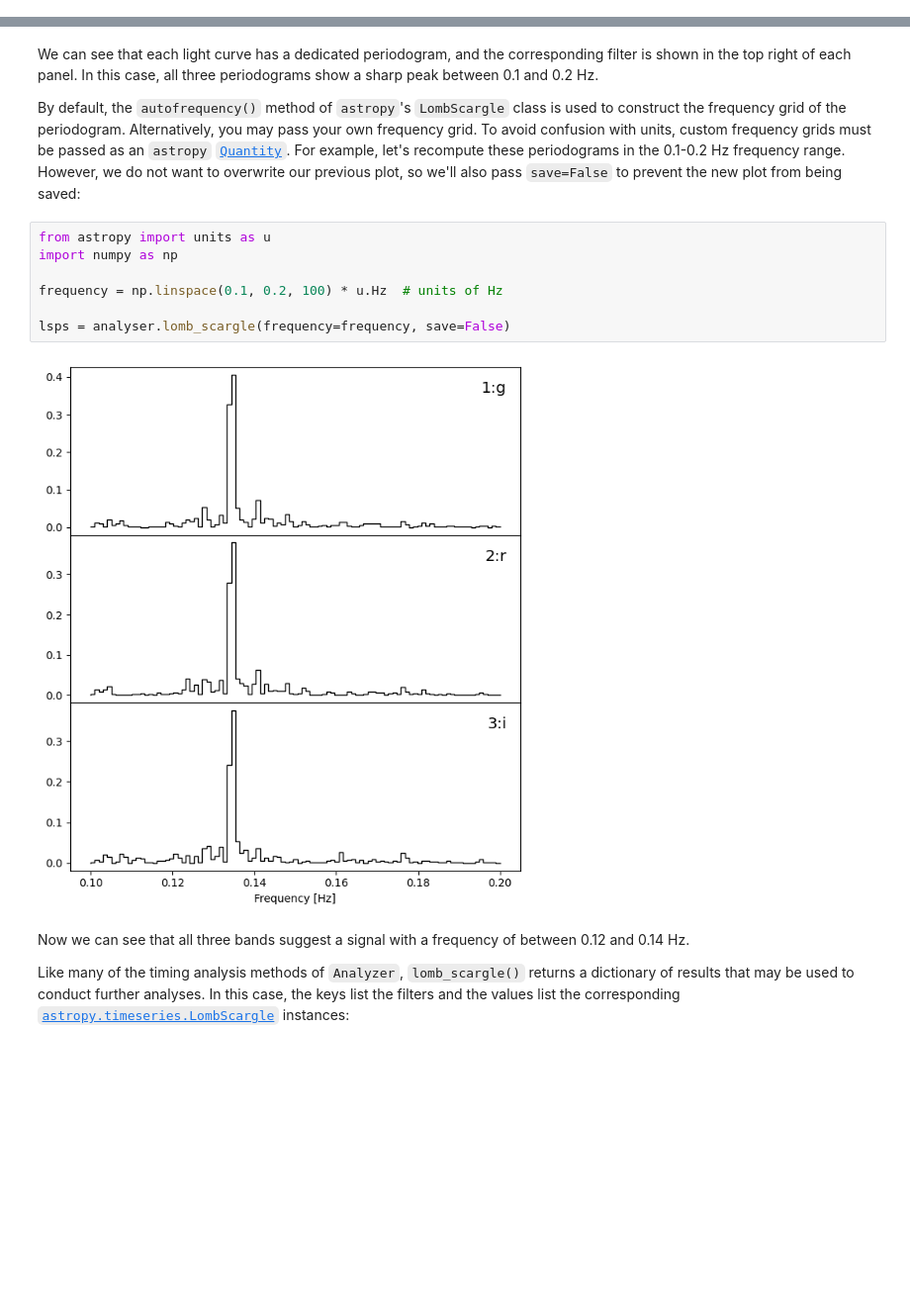
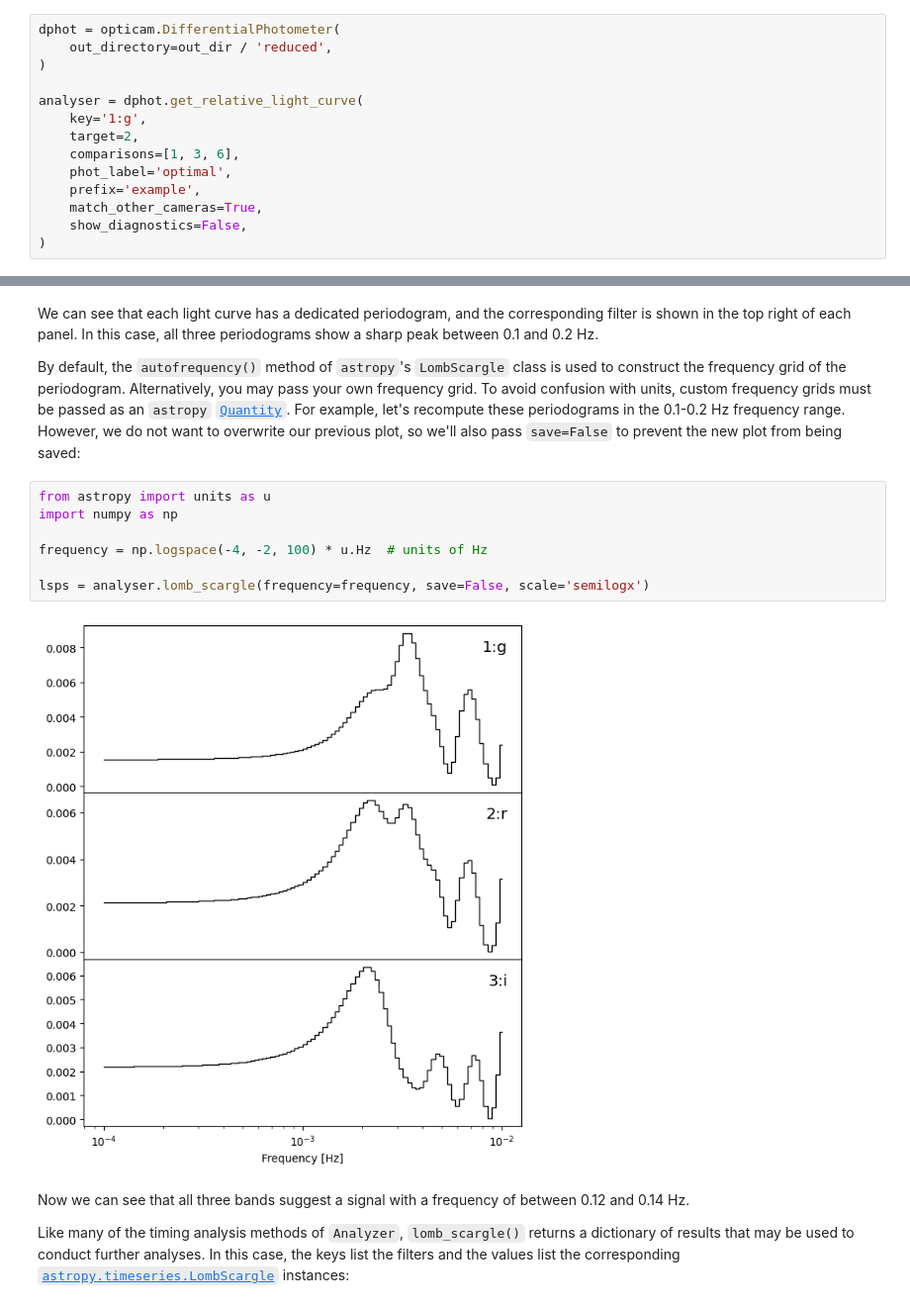
Before and after one commit to OPTICAM-instrument/opticam, a Jupyter notebook: docs/_executed/timing_methods.ipynb, the cells around one changed output, grey strips where cells are left out. Shown at 99% size. Saved outputs shown, nothing was run; the diff lists cells and outputs as text; blank space fills up the shorter version.

```diff
--- a/docs/_executed/timing_methods.ipynb
+++ b/docs/_executed/timing_methods.ipynb
@@ -67,0 +44,14 @@ analyser = dphot.get_relative_light_curve(
+# %%
+dphot = opticam.DifferentialPhotometer(
+    out_directory=out_dir / 'reduced',
+)
+
+analyser = dphot.get_relative_light_curve(
+    key='1:g',
+    target=2,
+    comparisons=[1, 3, 6],
+    phot_label='optimal',
+    prefix='example',
+    match_other_cameras=True,
+    show_diagnostics=False,
+)
@@ -136,12 +131,12 @@ By default, the `autofrequency()` method of `astropy`'s `LombScargle` class is u
 # %%
 from astropy import units as u
 import numpy as np
 
-frequency = np.linspace(0.1, 0.2, 100) * u.Hz  # units of Hz
+frequency = np.logspace(-4, -2, 100) * u.Hz  # units of Hz
 
-lsps = analyser.lomb_scargle(frequency=frequency, save=False)
+lsps = analyser.lomb_scargle(frequency=frequency, save=False, scale='semilogx')
 # %% [output]
-[figure, old version]
+[figure, new version]
 # %% [markdown]
 Now we can see that all three bands suggest a signal with a frequency of between 0.12 and 0.14 Hz.
 
```
Also changed, not shown: parts of 36 cells of this notebook, 18 other files.
